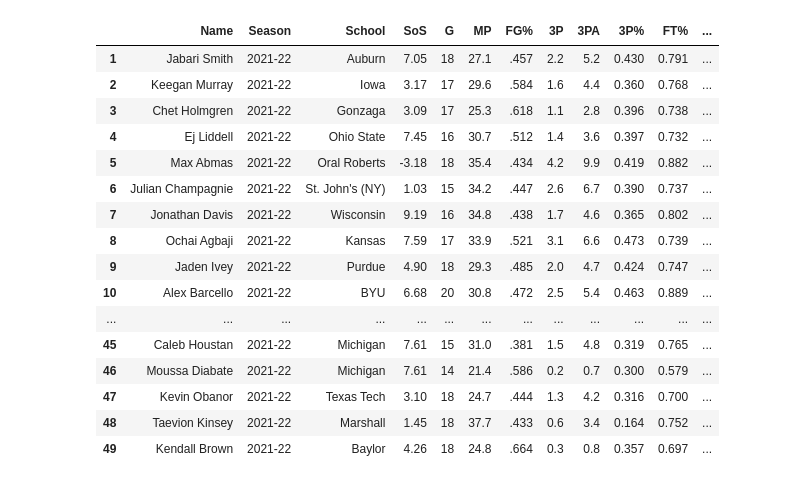
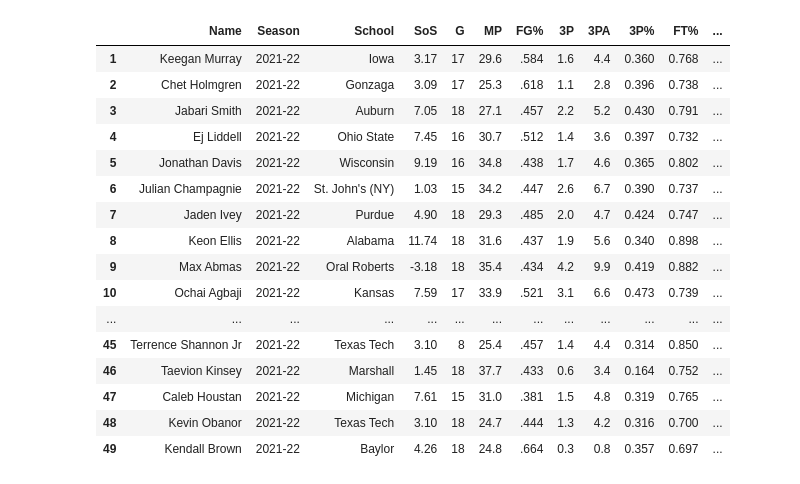
Before and after one commit to EvanJW7/2021-NBA-Draft-Prospect-Stats, a Jupyter notebook: 2022 Stats/2022.ipynb, the cells around one changed output. Drawn from its saved outputs; the diff is of its cells as text; code cells hidden in the pictures.

```diff
--- a/2022 Stats/2022.ipynb
+++ b/2022 Stats/2022.ipynb
@@ -59,49 +59,49 @@ table['PF'] = table['PF'].astype(float)
 table['FT%'] = table['FT%'].astype(float)
 table['3P%'] = table['3P%'].astype(float)
 
 per40 = 40/table['MP']
 
-table["Player Grade"] = ((table['PTS']*per40) + (table['TRB']*1.25*per40) + (table['AST']*2*per40) +
-(table['BLK']*3*per40) + (table['STL']*3*per40) + (table['3P']*7*per40)+ (table['FT%']*7) + (table['SOS']) +
+table["Player Grade"] = ((table['PTS']*per40) + (table['TRB']*1.5*per40) + (table['AST']*2*per40) +
+(table['BLK']*3*per40) + (table['STL']*3*per40) + (table['3P']*5*per40)+ (table['FT%']*7) + (table['SOS']) +
 (table['3P%']*10))
 
-table["Player Grade"] = table["Player Grade"]*1.10
+table["Player Grade"] = table["Player Grade"]*1.15
 table["Player Grade"] = (round(table["Player Grade"]))
 table["Player Grade"]= table["Player Grade"].astype(int)
 
 table = table.sort_values(by= "Player Grade", ascending=False)
 table.insert(4, 'SoS', table['SOS'])
 table.reset_index(drop = True, inplace=True)
 import numpy as np
 table.index = np.arange(1, len(table)+1)
 del table['SOS']
 del table['Conf']
 del table['ORB']
 del table['DRB']
 del table['GS']
 del table['FG']
 del table['FGA']
 del table['FT']
 del table['FTA']
 del table['2P']
 del table['2PA']
 del table['2P%']
 table
 # %% [output]
 |  | Name | Season | School | SoS | G | MP | FG% | 3P | 3PA | 3P% | FT% | ... |
-| 1 | Jabari Smith | 2021-22 | Auburn | 7.05 | 18 | 27.1 | .457 | 2.2 | 5.2 | 0.430 | 0.791 | ... |
-| 2 | Keegan Murray | 2021-22 | Iowa | 3.17 | 17 | 29.6 | .584 | 1.6 | 4.4 | 0.360 | 0.768 | ... |
-| 3 | Chet Holmgren | 2021-22 | Gonzaga | 3.09 | 17 | 25.3 | .618 | 1.1 | 2.8 | 0.396 | 0.738 | ... |
+| 1 | Keegan Murray | 2021-22 | Iowa | 3.17 | 17 | 29.6 | .584 | 1.6 | 4.4 | 0.360 | 0.768 | ... |
+| 2 | Chet Holmgren | 2021-22 | Gonzaga | 3.09 | 17 | 25.3 | .618 | 1.1 | 2.8 | 0.396 | 0.738 | ... |
+| 3 | Jabari Smith | 2021-22 | Auburn | 7.05 | 18 | 27.1 | .457 | 2.2 | 5.2 | 0.430 | 0.791 | ... |
 | 4 | Ej Liddell | 2021-22 | Ohio State | 7.45 | 16 | 30.7 | .512 | 1.4 | 3.6 | 0.397 | 0.732 | ... |
-| 5 | Max Abmas | 2021-22 | Oral Roberts | -3.18 | 18 | 35.4 | .434 | 4.2 | 9.9 | 0.419 | 0.882 | ... |
+| 5 | Jonathan Davis | 2021-22 | Wisconsin | 9.19 | 16 | 34.8 | .438 | 1.7 | 4.6 | 0.365 | 0.802 | ... |
 | 6 | Julian Champagnie | 2021-22 | St. John's (NY) | 1.03 | 15 | 34.2 | .447 | 2.6 | 6.7 | 0.390 | 0.737 | ... |
-| 7 | Jonathan Davis | 2021-22 | Wisconsin | 9.19 | 16 | 34.8 | .438 | 1.7 | 4.6 | 0.365 | 0.802 | ... |
-| 8 | Ochai Agbaji | 2021-22 | Kansas | 7.59 | 17 | 33.9 | .521 | 3.1 | 6.6 | 0.473 | 0.739 | ... |
-| 9 | Jaden Ivey | 2021-22 | Purdue | 4.90 | 18 | 29.3 | .485 | 2.0 | 4.7 | 0.424 | 0.747 | ... |
-| 10 | Alex Barcello | 2021-22 | BYU | 6.68 | 20 | 30.8 | .472 | 2.5 | 5.4 | 0.463 | 0.889 | ... |
+| 7 | Jaden Ivey | 2021-22 | Purdue | 4.90 | 18 | 29.3 | .485 | 2.0 | 4.7 | 0.424 | 0.747 | ... |
+| 8 | Keon Ellis | 2021-22 | Alabama | 11.74 | 18 | 31.6 | .437 | 1.9 | 5.6 | 0.340 | 0.898 | ... |
+| 9 | Max Abmas | 2021-22 | Oral Roberts | -3.18 | 18 | 35.4 | .434 | 4.2 | 9.9 | 0.419 | 0.882 | ... |
+| 10 | Ochai Agbaji | 2021-22 | Kansas | 7.59 | 17 | 33.9 | .521 | 3.1 | 6.6 | 0.473 | 0.739 | ... |
 | ... | ... | ... | ... | ... | ... | ... | ... | ... | ... | ... | ... | ... |
-| 45 | Caleb Houstan | 2021-22 | Michigan | 7.61 | 15 | 31.0 | .381 | 1.5 | 4.8 | 0.319 | 0.765 | ... |
-| 46 | Moussa Diabate | 2021-22 | Michigan | 7.61 | 14 | 21.4 | .586 | 0.2 | 0.7 | 0.300 | 0.579 | ... |
-| 47 | Kevin Obanor | 2021-22 | Texas Tech | 3.10 | 18 | 24.7 | .444 | 1.3 | 4.2 | 0.316 | 0.700 | ... |
-| 48 | Taevion Kinsey | 2021-22 | Marshall | 1.45 | 18 | 37.7 | .433 | 0.6 | 3.4 | 0.164 | 0.752 | ... |
+| 45 | Terrence Shannon Jr | 2021-22 | Texas Tech | 3.10 | 8 | 25.4 | .457 | 1.4 | 4.4 | 0.314 | 0.850 | ... |
+| 46 | Taevion Kinsey | 2021-22 | Marshall | 1.45 | 18 | 37.7 | .433 | 0.6 | 3.4 | 0.164 | 0.752 | ... |
+| 47 | Caleb Houstan | 2021-22 | Michigan | 7.61 | 15 | 31.0 | .381 | 1.5 | 4.8 | 0.319 | 0.765 | ... |
+| 48 | Kevin Obanor | 2021-22 | Texas Tech | 3.10 | 18 | 24.7 | .444 | 1.3 | 4.2 | 0.316 | 0.700 | ... |
 | 49 | Kendall Brown | 2021-22 | Baylor | 4.26 | 18 | 24.8 | .664 | 0.3 | 0.8 | 0.357 | 0.697 | ... |
```
Also changed, not shown: 1 other file.
